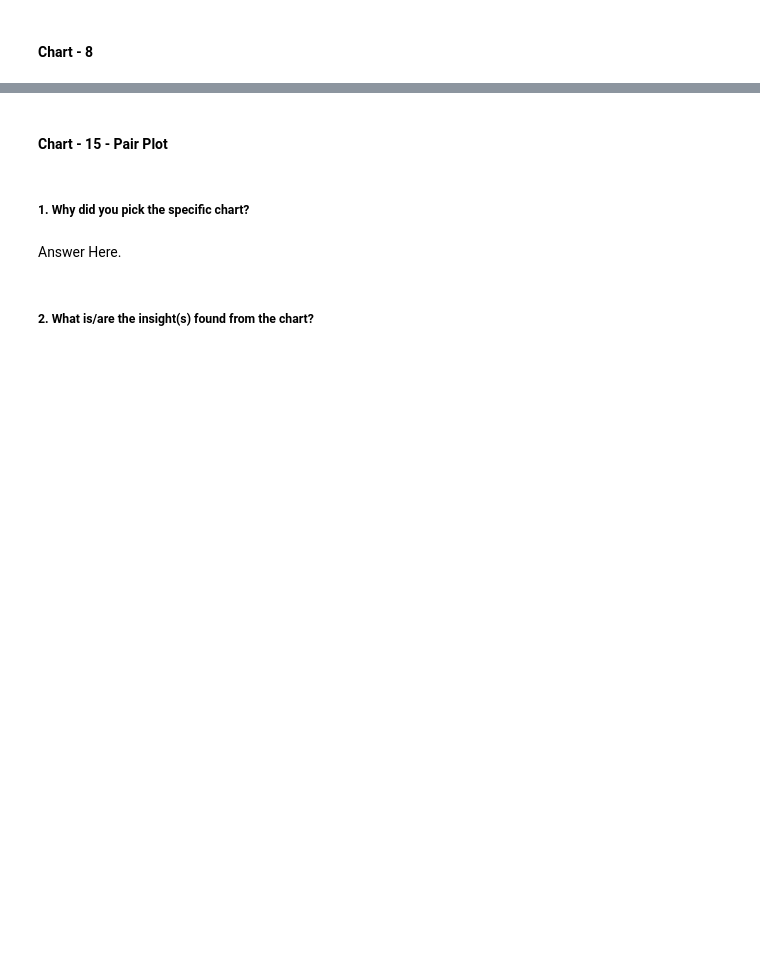
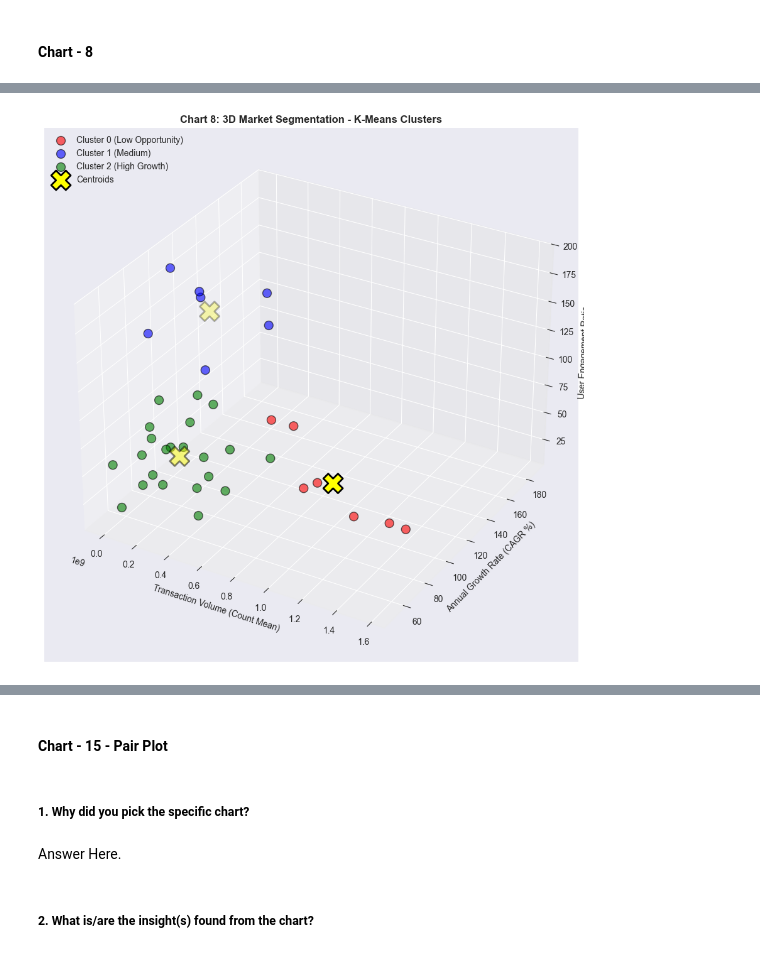
Before and after one commit to Github-Emmi/PhonePe, a Jupyter notebook: ML_Submission_Template.ipynb, the cells around one changed output, grey strips where cells are left out. Cells and saved outputs as stored; diff of their text form; code cells hidden in the pictures; blank space fills up the shorter version.

```diff
--- a/ML_Submission_Template.ipynb
+++ b/ML_Submission_Template.ipynb
@@ -85,0 +403,15 @@ M - Multivariate Analysis
+# %%
+"""
+CELL 3: INITIAL DATA EXPLORATION - FIRST VIEW
+Purpose: Display first glimpses of all primary datasets to understand structure
+"""
+
+print("\n" + "=" * 100)
+print("PRIMARY DATA OVERVIEW - FIRST 5 ROWS")
+print("=" * 100)
+
+for source_name, df in loaded_data.items():
+    print(f"\n{source_name.upper()} ({df.shape[0]} rows × {df.shape[1]} cols)")
+    print("-" * 100)
+    display(df.head(3))
+    print()
@@ -366,0 +3239,71 @@ Answer Here
+# %%
+# Chart - 8 visualization code
+"""
+CHART 8: MULTIVARIATE - 3D CLUSTER VISUALIZATION
+Analysis: Market segments in three-dimensional feature space (growth, size, engagement)
+"""
+
+print("\n\n" + "=" * 100)
+print("MULTIVARIATE ANALYSIS - Three+ Variable Interactions")
+print("=" * 100)
+
+print("\n[CHART 8] 3D Cluster Visualization - Market Segmentation")
+print("-" * 100)
+
+from sklearn.preprocessing import StandardScaler
+
+# Prepare 3D clustering data
+X_3d = analysis_df[['count_mean', 'cagr_percent', 'engagement_ratio']].fillna(0)
+scaler_3d = StandardScaler()
+X_3d_scaled = scaler_3d.fit_transform(X_3d)
+
+# K-Means clustering
+from sklearn.cluster import KMeans
+kmeans_3d = KMeans(n_clusters=3, random_state=42, n_init=10)
+clusters_3d = kmeans_3d.fit_predict(X_3d_scaled)
+
+# Create 3D scatter plot
+fig = plt.figure(figsize=(12, 9))
+ax = fig.add_subplot(111, projection='3d')
+
+# Plot by cluster
+colors = ['red', 'blue', 'green']
+labels = ['Cluster 0 (Low Opportunity)', 'Cluster 1 (Medium)', 'Cluster 2 (High Growth)']
+for i, color, label in zip(range(3), colors, labels):
+    mask = clusters_3d == i
+    ax.scatter(X_3d.iloc[mask, 0], X_3d.iloc[mask, 1], X_3d.iloc[mask, 2],
+               c=color, label=label, s=100, alpha=0.6, edgecolors='black')
+
+# Add cluster centroids
+centroids_orig = scaler_3d.inverse_transform(kmeans_3d.cluster_centers_)
+ax.scatter(centroids_orig[:, 0], centroids_orig[:, 1], centroids_orig[:, 2],
+           c='yellow', marker='X', s=500, edgecolors='black', linewidths=2, label='Centroids')
+
+ax.set_xlabel('Transaction Volume (Count Mean)', fontsize=10)
+ax.set_ylabel('Annual Growth Rate (CAGR %)', fontsize=10)
+ax.set_zlabel('User Engagement Ratio', fontsize=10)
+ax.set_title('Chart 8: 3D Market Segmentation - K-Means Clusters', fontweight='bold', fontsize=12)
+ax.legend(loc='upper left')
+
+plt.tight_layout()
+plt.savefig('chart_08_3d_clusters.png', dpi=300, bbox_inches='tight')
+plt.show()
+
+# Cluster characteristics
+print(f"\n✓ Why selected: 3D visualization captures three critical dimensions simultaneously:")
+print("  market size (volume), growth momentum (CAGR), and user base (engagement)")
+print(f"\n✓ Cluster characteristics:")
+for i in range(3):
+    cluster_data = analysis_df[clusters_3d == i]
+    print(f"\n  Cluster {i}:")
+    print(f"    • States: {len(cluster_data)} ({len(cluster_data)/len(analysis_df)*100:.1f}%)")
+    print(f"    • Avg growth (CAGR): {cluster_data['cagr_percent'].mean():.1f}%")
+    print(f"    • Avg transaction volume: {cluster_data['count_mean'].mean():.2e}")
+    print(f"    • Avg engagement: {cluster_data['engagement_ratio'].mean():.3f}")
+    print(f"    • Expansion score: {cluster_data['expansion_score'].mean():.1f}")
+
+print(f"\n✓ Business impact:")
+print("  → Visual segmentation enables portfolio management by cluster")
+print("  → Cluster boundaries reveal natural market tiers")
+print("  → Outliers (far from centroid) need special attention or different strategies")
+# %% [output]
@@ -366,0 +3316 @@ Answer Here
+[figure, added]
```
Also changed, not shown: parts of 179 cells of this notebook, 18 other files.
